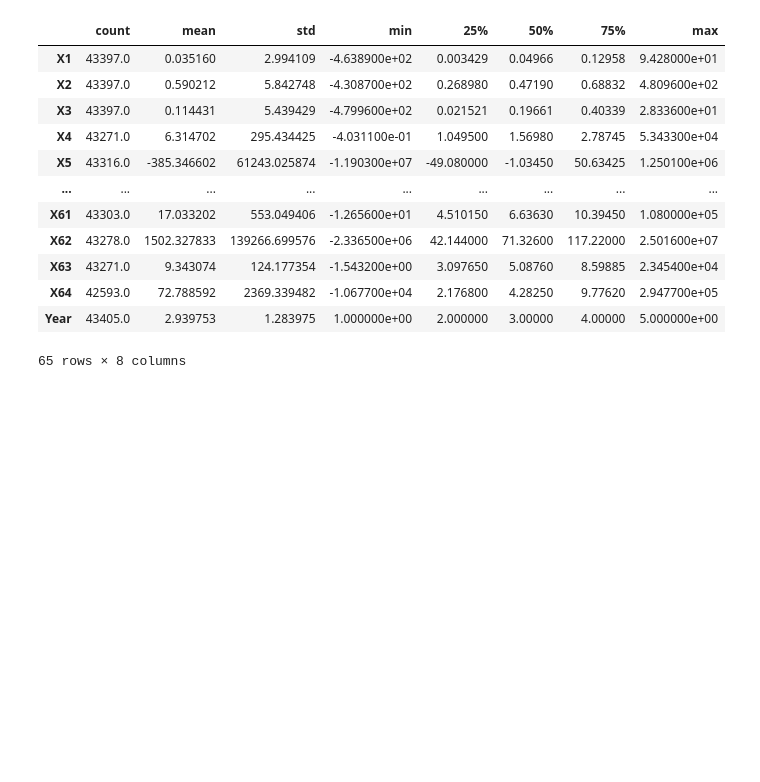
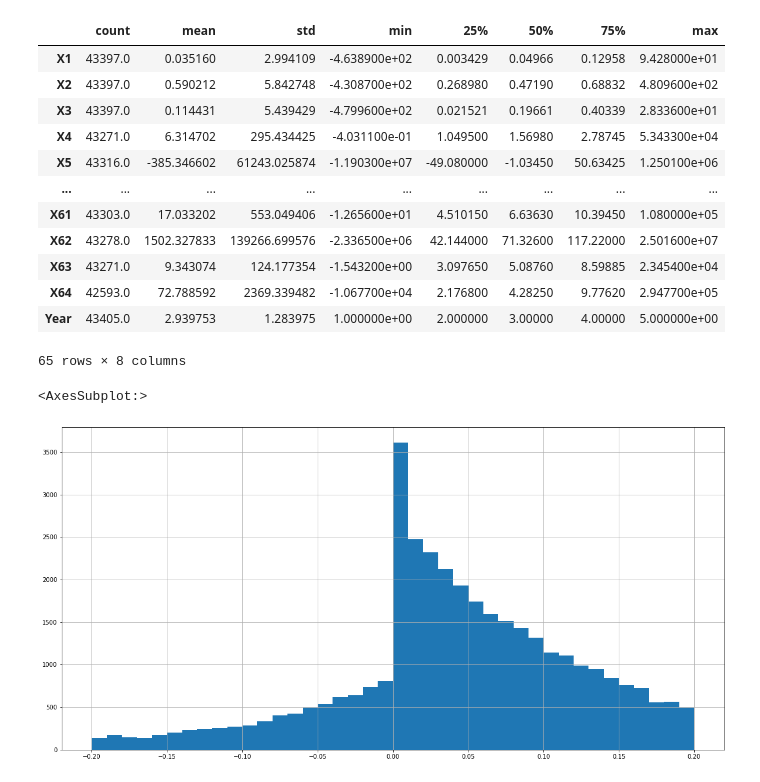
Before and after one commit to bill-fowler65/Springboard, a Jupyter notebook: Capstone Project 2/Code/polishbk.ipynb, the cells around one changed output. Saved outputs shown, nothing was run; the diff lists cells and outputs as text; code cells hidden in the pictures; blank space fills up the shorter version.

```diff
--- a/Capstone Project 2/Code/polishbk.ipynb
+++ b/Capstone Project 2/Code/polishbk.ipynb
@@ -276,3 +292,8 @@ complete_df.describe().T
 | X64 | 42593.0 | 72.788592 | 2369.339482 | -1.067700e+04 | 2.176800 | 4.28250 | 9.77620 | 2.947700e+05 |
 | Year | 43405.0 | 2.939753 | 1.283975 | 1.000000e+00 | 2.000000 | 3.00000 | 4.00000 | 5.000000e+00 |
 65 rows × 8 columns
+# %%
+complete_df['X1'].hist(figsize=(20,10,),bins=[-.2,-.19,-.18,-.17,-.16,-.15,-.14,-.13,-.12,-.11,-.1,-.09,-.08,-.07,-.06,-.05,-.04,-.03,-.02,-.01,0,.01,.02,.03,.04,.05,.06,.07,.08,.09,.1,.11,.12,.13,.14,.15,.16,.17,.18,.19,.2])
+# %% [output]
+<AxesSubplot:>
+[figure, added]
```
Also changed, not shown: parts of 12 cells of this notebook.
